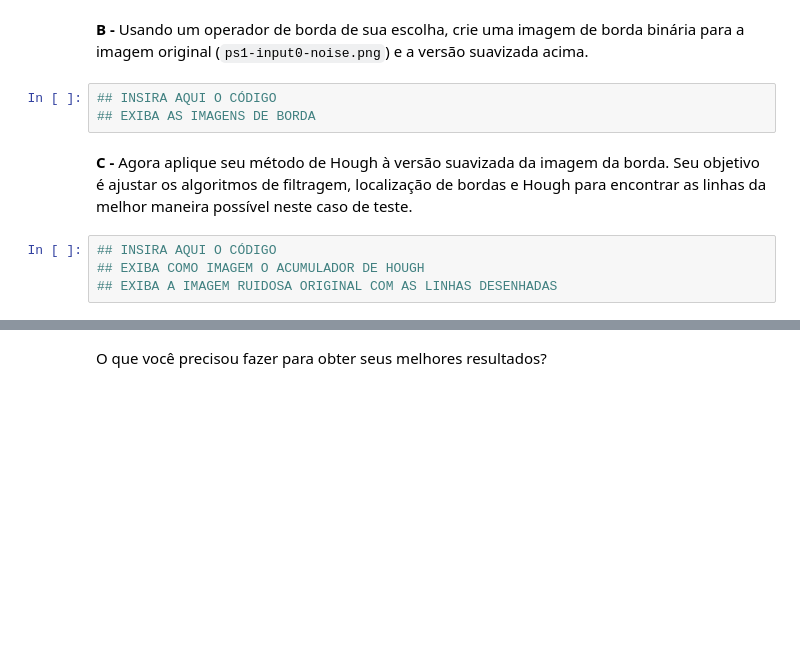
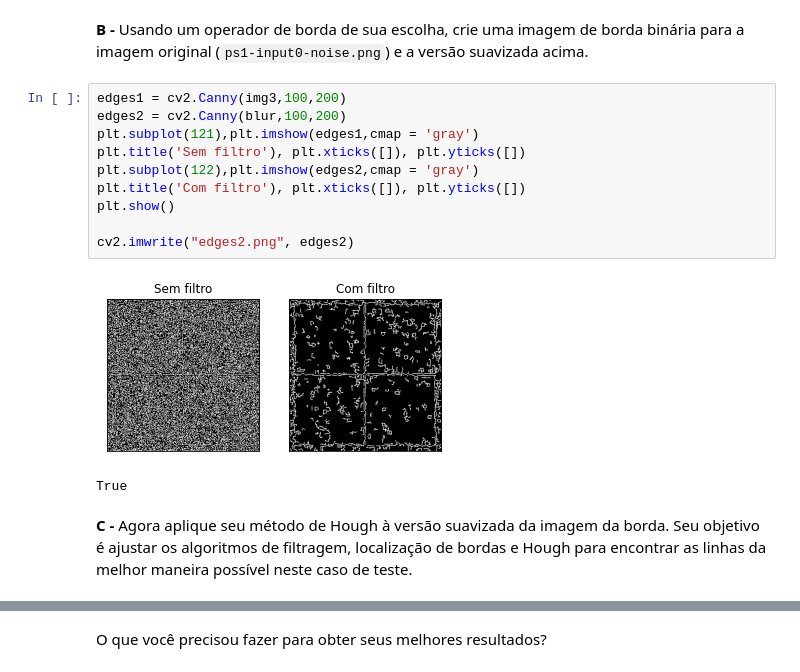
Before and after one commit to larissagabriela/octos-academy, a Jupyter notebook: 04. Computer Vision/Exercises/Week 1/Lista de Exercícios 1.ipynb, the cells around one changed output, grey strips where cells are left out. Drawn from its saved outputs; the diff is of its cells as text; blank space fills up the shorter version.

```diff
--- a/04. Computer Vision/Exercises/Week 1/Lista de Exercícios 1.ipynb
+++ b/04. Computer Vision/Exercises/Week 1/Lista de Exercícios 1.ipynb
@@ -85,11 +209,17 @@ Use agora a imagem `ps1-input0-noise.png` - a mesma imagem de antes, mas agora c
 # %% [markdown]
 **B -** Usando um operador de borda de sua escolha, crie uma imagem de borda binária para a imagem original (`ps1-input0-noise.png`) e a versão suavizada acima.
-# %%
-## INSIRA AQUI O CÓDIGO
-## EXIBA AS IMAGENS DE BORDA
+# %%
+edges1 = cv2.Canny(img3,100,200)
+edges2 = cv2.Canny(blur,100,200)
+plt.subplot(121),plt.imshow(edges1,cmap = 'gray')
+plt.title('Sem filtro'), plt.xticks([]), plt.yticks([])
+plt.subplot(122),plt.imshow(edges2,cmap = 'gray')
+plt.title('Com filtro'), plt.xticks([]), plt.yticks([])
+plt.show()
+
+cv2.imwrite("edges2.png", edges2)
+# %% [output]
+[figure, added]
+True
 # %% [markdown]
 **C -** Agora aplique seu método de Hough à versão suavizada da imagem da borda. Seu objetivo é ajustar os algoritmos de filtragem, localização de bordas e Hough para encontrar as linhas da melhor maneira possível neste caso de teste.
-# %%
-## INSIRA AQUI O CÓDIGO
-## EXIBA COMO IMAGEM O ACUMULADOR DE HOUGH
-## EXIBA A IMAGEM RUIDOSA ORIGINAL COM AS LINHAS DESENHADAS
```
Also changed, not shown: parts of 31 cells of this notebook.
